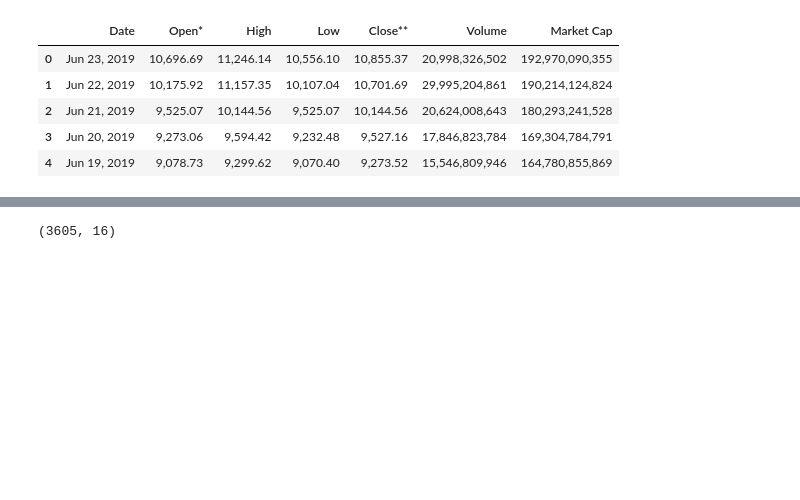
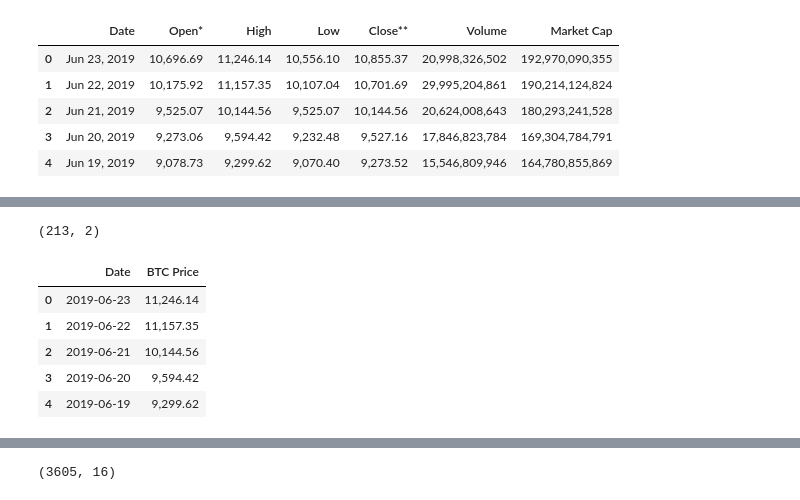
Before and after one commit to LambdaSchool-Sprints/DS-Unit-1-Sprint-5-Data-Storytelling-Blog-Post, a Jupyter notebook: BitcoinStorytellingProject.ipynb, the cells around one changed output, grey strips where cells are left out. Cells and saved outputs as stored; diff of their text form; code cells hidden in the pictures; blank space fills up the shorter version.

```diff
--- a/BitcoinStorytellingProject.ipynb
+++ b/BitcoinStorytellingProject.ipynb
@@ -239,0 +268,13 @@ btcdatacmc.head()
+# %%
+btcpricecmc['Date'] = pd.to_datetime(btcpricecmc['Date'], infer_datetime_format=True)
+
+print(btcpricecmc.shape)
+btcpricecmc.head()
+# %% [output]
+(213, 2)
+|  | Date | BTC Price |
+| 0 | 2019-06-23 | 11,246.14 |
+| 1 | 2019-06-22 | 11,157.35 |
+| 2 | 2019-06-21 | 10,144.56 |
+| 3 | 2019-06-20 | 9,594.42 |
+| 4 | 2019-06-19 | 9,299.62 |
```
Also changed, not shown: parts of 13 cells of this notebook.
